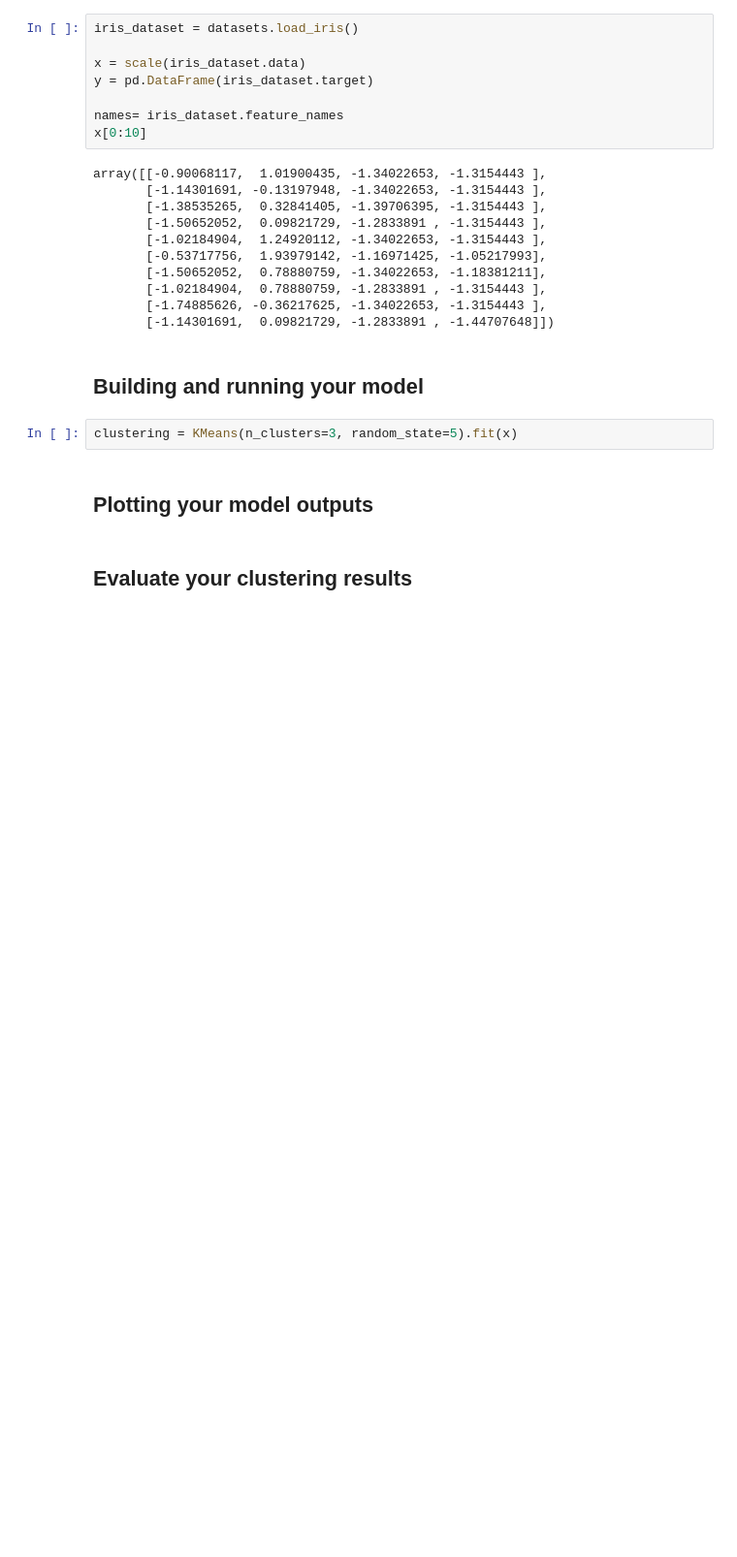
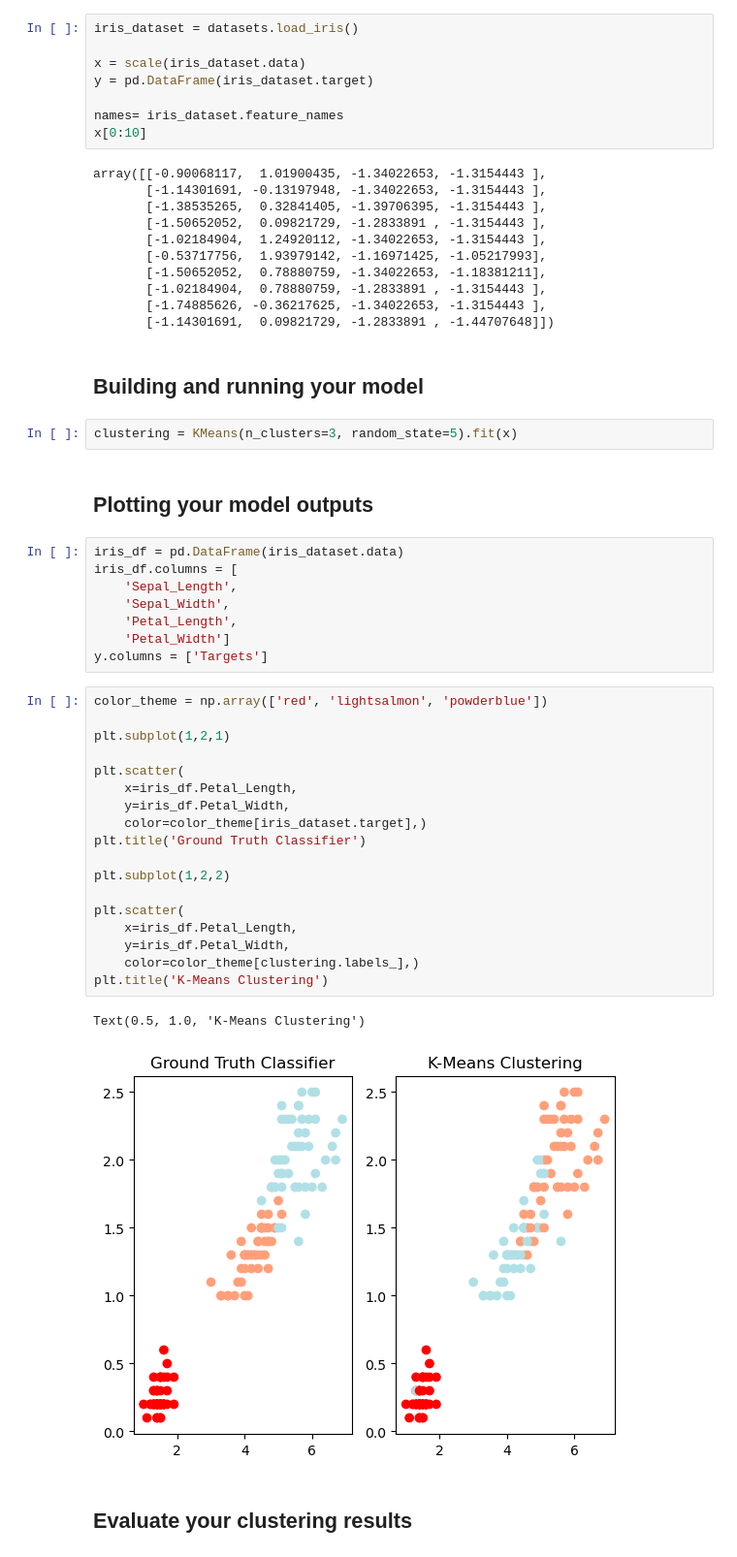
Before and after one commit to MaryWagura/python_for_data_science_machine_learning_part2, a Jupyter notebook: notebooks/03_01_b.ipynb, the cells around one changed output. Shown at 97% size. Saved outputs shown, nothing was run; the diff lists cells and outputs as text; blank space fills up the shorter version.

Commit message:
k means

```diff
--- a/notebooks/03_01_b.ipynb
+++ b/notebooks/03_01_b.ipynb
@@ -46,5 +46,34 @@ array([[-0.90068117,  1.01900435, -1.34022653, -1.3154443 ],
 clustering = KMeans(n_clusters=3, random_state=5).fit(x)
 # %% [markdown]
 ## Plotting your model outputs
+# %%
+iris_df = pd.DataFrame(iris_dataset.data)
+iris_df.columns = [
+    'Sepal_Length',
+    'Sepal_Width',
+    'Petal_Length',
+    'Petal_Width']
+y.columns = ['Targets']
+# %%
+color_theme = np.array(['red', 'lightsalmon', 'powderblue'])
+
+plt.subplot(1,2,1)
+
+plt.scatter(
+    x=iris_df.Petal_Length,
+    y=iris_df.Petal_Width,
+    color=color_theme[iris_dataset.target],)
+plt.title('Ground Truth Classifier')
+
+plt.subplot(1,2,2)
+
+plt.scatter(
+    x=iris_df.Petal_Length,
+    y=iris_df.Petal_Width,
+    color=color_theme[clustering.labels_],)
+plt.title('K-Means Clustering')
+# %% [output]
+Text(0.5, 1.0, 'K-Means Clustering')
+[figure, added]
 # %% [markdown]
 ## Evaluate your clustering results
```
